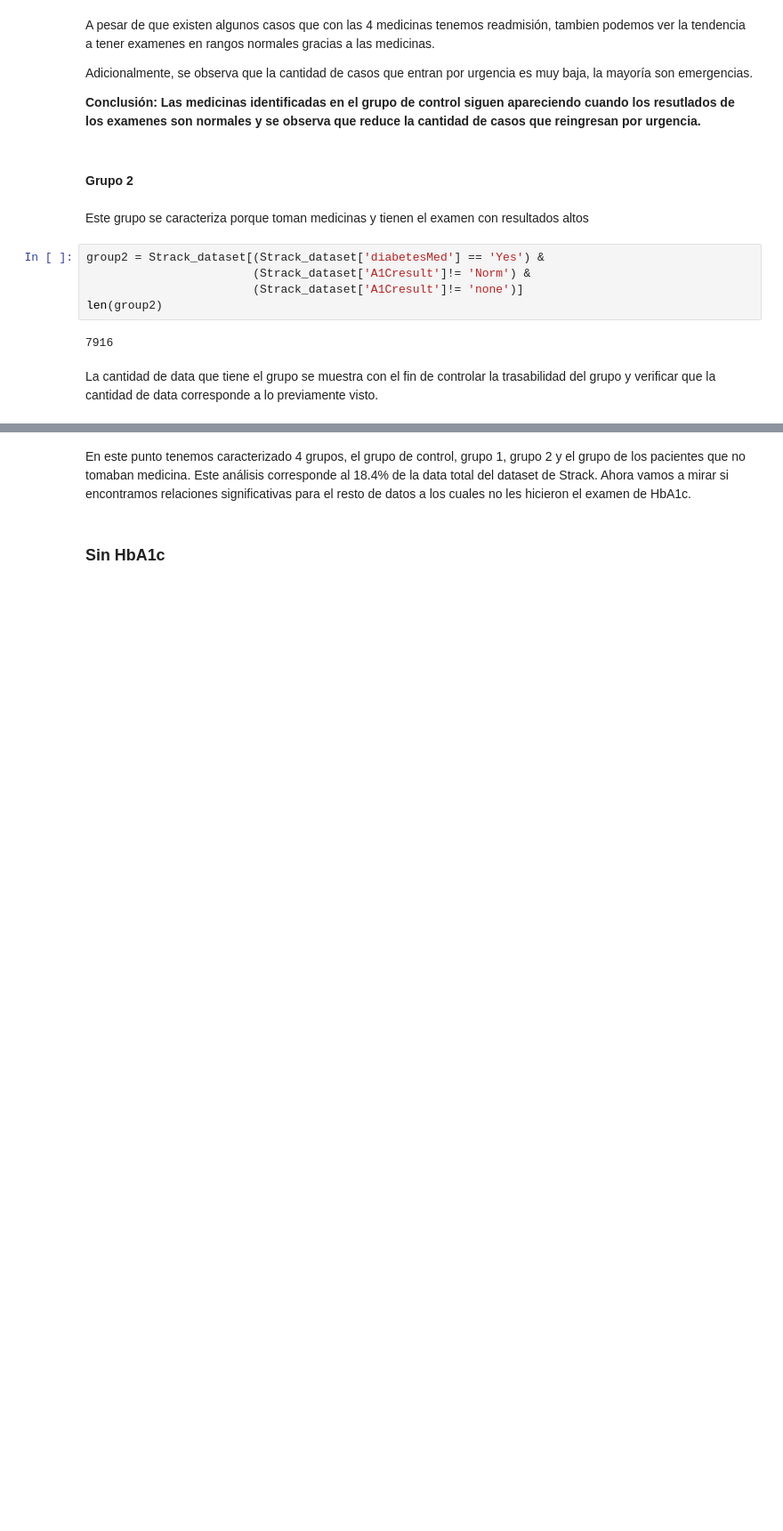
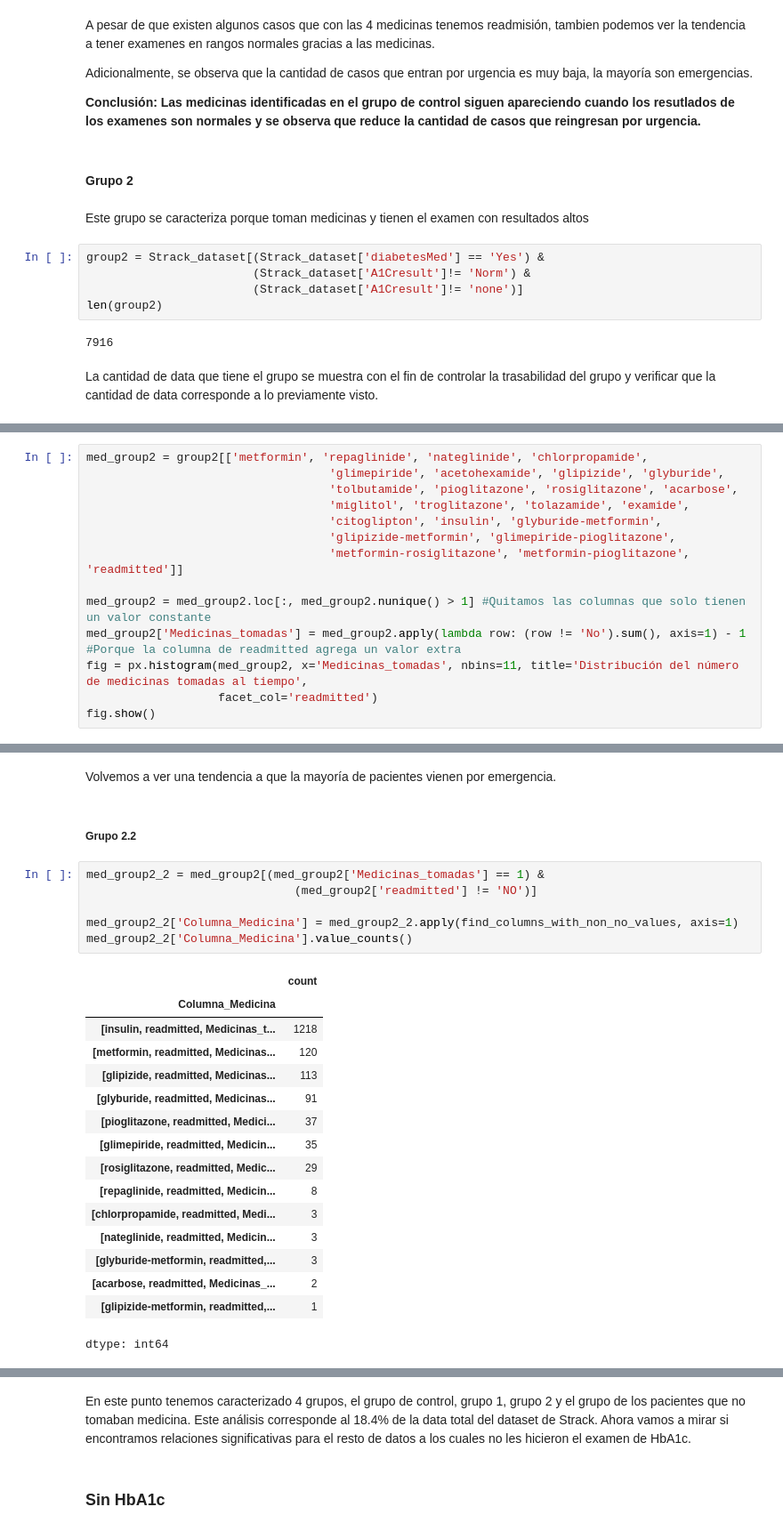
Before and after one commit to nhernandezz970408/Diabetes_Globant_Challenge, a Jupyter notebook: src/Analisis_exploratorio.ipynb, the cells around one changed output, grey strips where cells are left out. Shown: that part at 89% size. Drawn from its saved outputs; the diff is of its cells as text; blank space fills up the shorter version.

```diff
--- a/src/Analisis_exploratorio.ipynb
+++ b/src/Analisis_exploratorio.ipynb
@@ -918,0 +921,14 @@ La cantidad de data que tiene el grupo se muestra con el fin de controlar la tra
+# %%
+med_group2 = group2[['metformin', 'repaglinide', 'nateglinide', 'chlorpropamide',
+                                   'glimepiride', 'acetohexamide', 'glipizide', 'glyburide',
+                                   'tolbutamide', 'pioglitazone', 'rosiglitazone', 'acarbose',
+                                   'miglitol', 'troglitazone', 'tolazamide', 'examide',
+                                   'citoglipton', 'insulin', 'glyburide-metformin',
+                                   'glipizide-metformin', 'glimepiride-pioglitazone',
+                                   'metformin-rosiglitazone', 'metformin-pioglitazone', 'readmitted']]
+
+med_group2 = med_group2.loc[:, med_group2.nunique() > 1] #Quitamos las columnas que solo tienen un valor constante
+med_group2['Medicinas_tomadas'] = med_group2.apply(lambda row: (row != 'No').sum(), axis=1) - 1 #Porque la columna de readmitted agrega un valor extra
+fig = px.histogram(med_group2, x='Medicinas_tomadas', nbins=11, title='Distribución del número de medicinas tomadas al tiempo',
+                   facet_col='readmitted')
+fig.show()
@@ -918,0 +973,27 @@ La cantidad de data que tiene el grupo se muestra con el fin de controlar la tra
+# %% [markdown]
+Volvemos a ver una tendencia a que la mayoría de pacientes vienen por emergencia.
+# %% [markdown]
+##### Grupo 2.2
+# %%
+med_group2_2 = med_group2[(med_group2['Medicinas_tomadas'] == 1) &
+                              (med_group2['readmitted'] != 'NO')]
+
+med_group2_2['Columna_Medicina'] = med_group2_2.apply(find_columns_with_non_no_values, axis=1)
+med_group2_2['Columna_Medicina'].value_counts()
+# %% [output]
+|  | count |
+| Columna_Medicina |  |
+| [insulin, readmitted, Medicinas_t... | 1218 |
+| [metformin, readmitted, Medicinas... | 120 |
+| [glipizide, readmitted, Medicinas... | 113 |
+| [glyburide, readmitted, Medicinas... | 91 |
+| [pioglitazone, readmitted, Medici... | 37 |
+| [glimepiride, readmitted, Medicin... | 35 |
+| [rosiglitazone, readmitted, Medic... | 29 |
+| [repaglinide, readmitted, Medicin... | 8 |
+| [chlorpropamide, readmitted, Medi... | 3 |
+| [nateglinide, readmitted, Medicin... | 3 |
+| [glyburide-metformin, readmitted,... | 3 |
+| [acarbose, readmitted, Medicinas_... | 2 |
+| [glipizide-metformin, readmitted,... | 1 |
+dtype: int64
```
Also changed, not shown: parts of 37 cells of this notebook.
